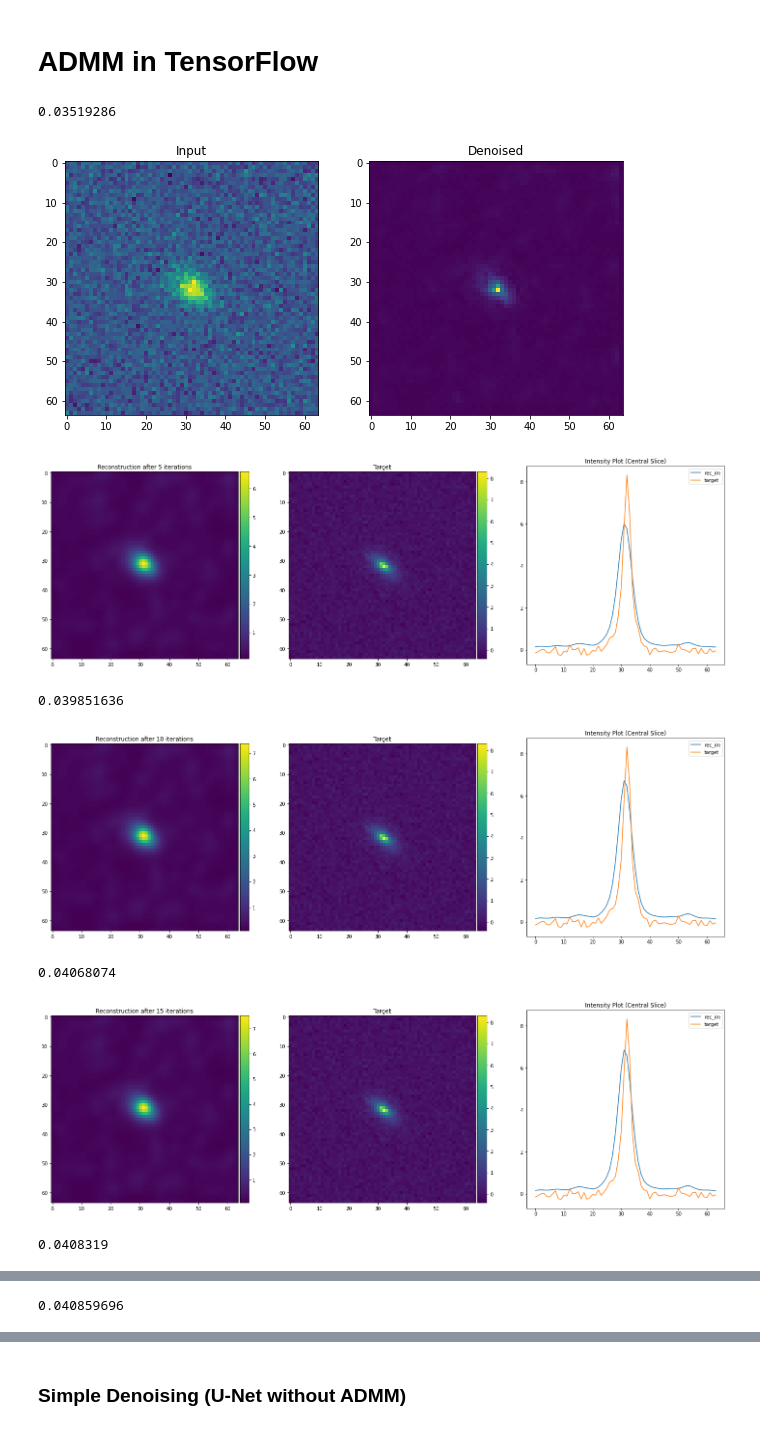
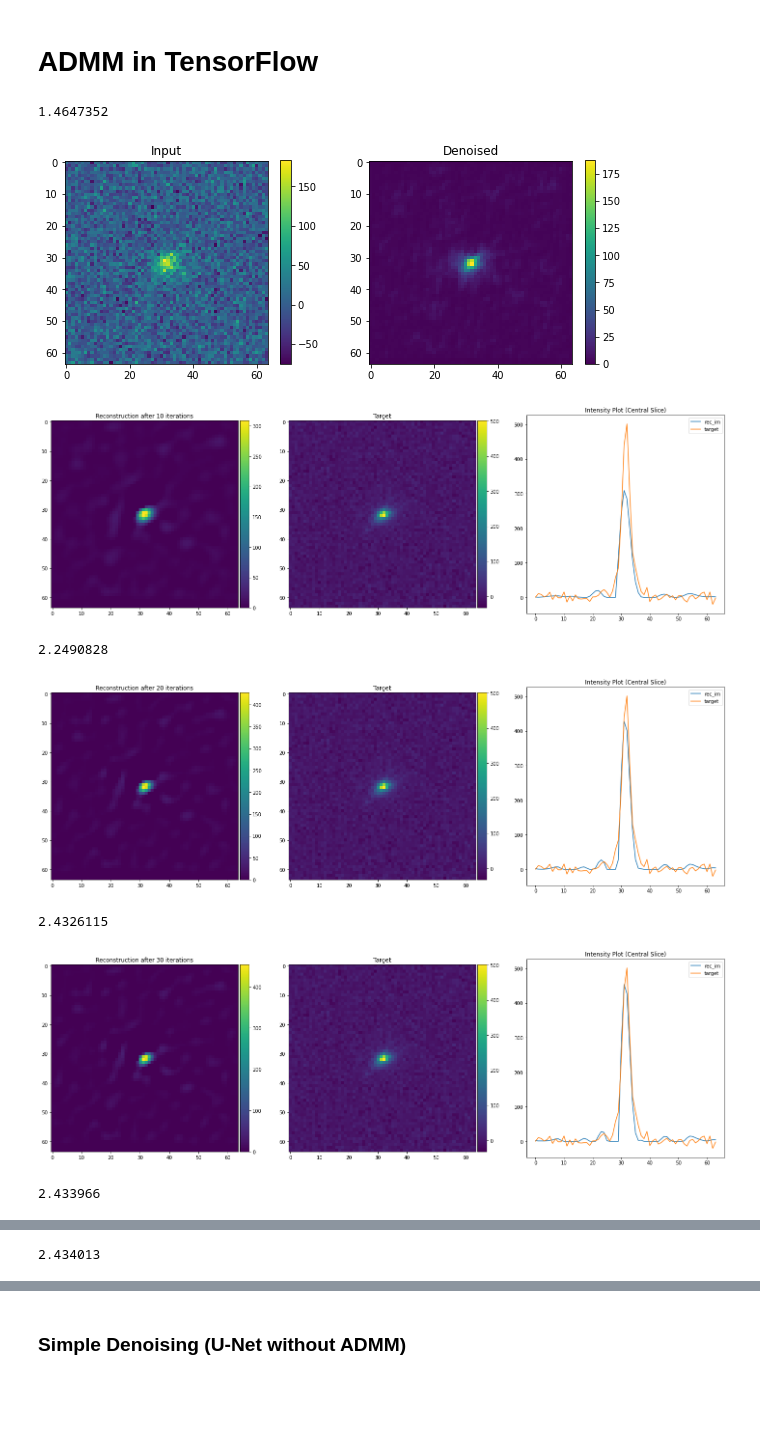
Before and after one commit to utsav-akhaury/PnP-ADMM, a Jupyter notebook: ADMM_tf_UNet.ipynb, the cells around one changed output, grey strips where cells are left out. Drawn from its saved outputs; the diff is of its cells as text; code cells hidden in the pictures; blank space fills up the shorter version.

```diff
--- a/ADMM_tf_UNet.ipynb
+++ b/ADMM_tf_UNet.ipynb
@@ -78,7 +77,7 @@ with tf.compat.v1.Session() as sess:
     # Let's create an instance of the hsc_problem
     Modes = tf.estimator.ModeKeys
     problem128 = problems.problem('attrs2img_cosmos_cfht2hst')
-    dset = problem128.dataset(Modes.EVAL, data_dir='UNet_Denoiser/Data/attrs2img_cosmos_cfht2hst/')
+    dset = problem128.dataset(Modes.EVAL, data_dir='/local/home/ua264756/Data/attrs2img_cosmos_cfht2hst')
     dset = dset.repeat()
     dset = dset.map(pre_proc_unet)
     n_batch = 128
@@ -110,7 +109,7 @@ WARNING:tensorflow:From <ipython-input-4-cc147c833f24>:13: DatasetV1.make_one_sh
 Instructions for updating:
 Use `for ... in dataset:` to iterate over a dataset. If using `tf.estimator`, return the `Dataset` object directly from your input function. As a last resort, you can use `tf.compat.v1.data.make_one_s ...
 # %%
-ind_val = 73    # Corresponding ground truth & PSF in a batch
+ind_val = 44   # Corresponding ground truth & PSF in a batch
 
 gal = np.squeeze(batch[0][ind_val])
 gal_target = np.squeeze(batch[1][ind_val])
@@ -137,9 +136,12 @@ print(sigma_est)
 ### Loading PSF
 # %%
 psf = cv.resize(np.abs(np.fft.ifftshift(np.fft.irfft2(np.squeeze(batch[2][ind_val])))), (64,64))
+psf /= np.sum(psf)
 plt.figure(figsize=(6,6))
 plt.imshow(psf)
 plt.title('PSF')
 plt.colorbar(shrink=0.82)
 plt.show()
+
+print(np.sum(psf))
 # %% [output]
@@ -299,6 +302,7 @@ def runADMM(y, x_0, psf, grad, z_0, mu_0, rho_0, rho_max, eta, gamma, disp_step,
     plt.subplot(121)
     plt.title('Input')
     plt.imshow(np.real(tf.keras.backend.eval(y)))
+    plt.colorbar(shrink=0.375)
 
     y = tf.expand_dims(tf.expand_dims(y, axis=0), axis=-1)
     y = tf.cast(tf.squeeze(model(tf.math.abs(y))), tf.complex64)
@@ -306,6 +310,7 @@ def runADMM(y, x_0, psf, grad, z_0, mu_0, rho_0, rho_max, eta, gamma, disp_step,
     plt.subplot(122)
     plt.title('Denoised')
     plt.imshow(np.real(tf.keras.backend.eval(y)))
+    plt.colorbar(shrink=0.375)
     #"""
 
 
@@ -342,7 +347,7 @@ def runADMM(y, x_0, psf, grad, z_0, mu_0, rho_0, rho_max, eta, gamma, disp_step,
 
         # Hard thresholding
         #tp = tf.keras.backend.get_value(z_k1)
-        #tp[np.real(tp) <= 6*sigma_est] = 0
+        #tp[np.real(tp) <= 3*sigma_est] = 0
         #z_k1 = tf.cast(tp, tf.complex64)
 
         # Denoising
@@ -391,9 +396,11 @@ def runADMM(y, x_0, psf, grad, z_0, mu_0, rho_0, rho_max, eta, gamma, disp_step,
 
 
 
-        if nmse_arr[k]==np.min(nmse_arr):
-            x_opt = final_im
+        #if nmse_arr[k]==np.min(nmse_arr):
+        #    x_opt = final_im
 
+
+        x_opt = final_im
 
 
         if k%disp_step==0 and k!=0:
@@ -431,29 +438,29 @@ def runADMM(y, x_0, psf, grad, z_0, mu_0, rho_0, rho_max, eta, gamma, disp_step,
 
     return final_im, x_opt, cost, nmse_arr
 # %%
-n_iter = 101
-disp_step = 5
+n_iter = 100
+disp_step = 10
 
 # ADMM parameters (initial)
 x_0 = np.zeros(gal.shape)
 z_0 = np.zeros(gal.shape)
 mu_0 = 0.0
-#rho_0 = 3.5e-2                                   # Augmented lagrangian hyperparameter
-#rho_0 = 5e-5                             # Denoise after fista
-rho_0 = 5e-4                              # Denoise before fista
-rho_max = 1.0e5                                  # max rho value
-eta = 0.5                                        # should be between - [0, 1)
-gamma = 1.4                                      # multiplicative rho factor -- Should be > 1
+#rho_0 = 1.0e-1                                 # Augmented lagrangian hyperparameter
+#rho_0 = 1e-5                                   # Denoise after fista
+rho_0 = 0.5e-6                                  # Denoise before fista
+rho_max = 1e5  #4e-4                            # max rho value
+eta = 0.5                                       # should be between - [0, 1)
+gamma = 1.4                                     # multiplicative rho factor -- Should be > 1
 
 # Deconvolve the image
 final_im, x_opt, cost, nmse_arr = runADMM(gal_tf, x_0, psf_tf, grad, z_0, mu_0, rho_0,
                                           rho_max, eta, gamma, disp_step, n_iter)
 # %% [output]
-0.03519286
+1.4647352
-[figure, old version]
+[figure, new version]
-[figure, old version]
+[figure, new version]
-0.039851636
+2.2490828
-[figure, old version]
+[figure, new version]
-0.04068074
+2.4326115
-[figure, old version]
+[figure, new version]
-0.0408319
+2.433966
@@ -461 +468 @@ final_im, x_opt, cost, nmse_arr = runADMM(gal_tf, x_0, psf_tf, grad, z_0, mu_0,
-0.040859696
+2.434013
```
Also changed, not shown: parts of 9 cells of this notebook.
